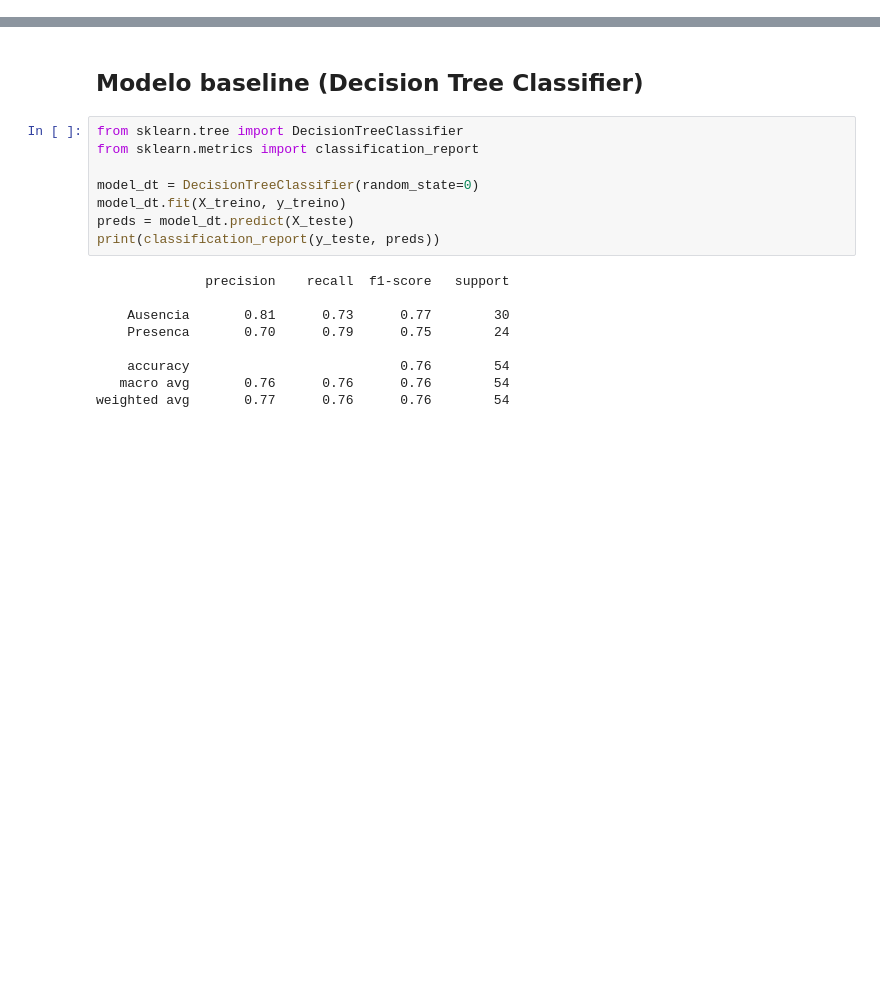
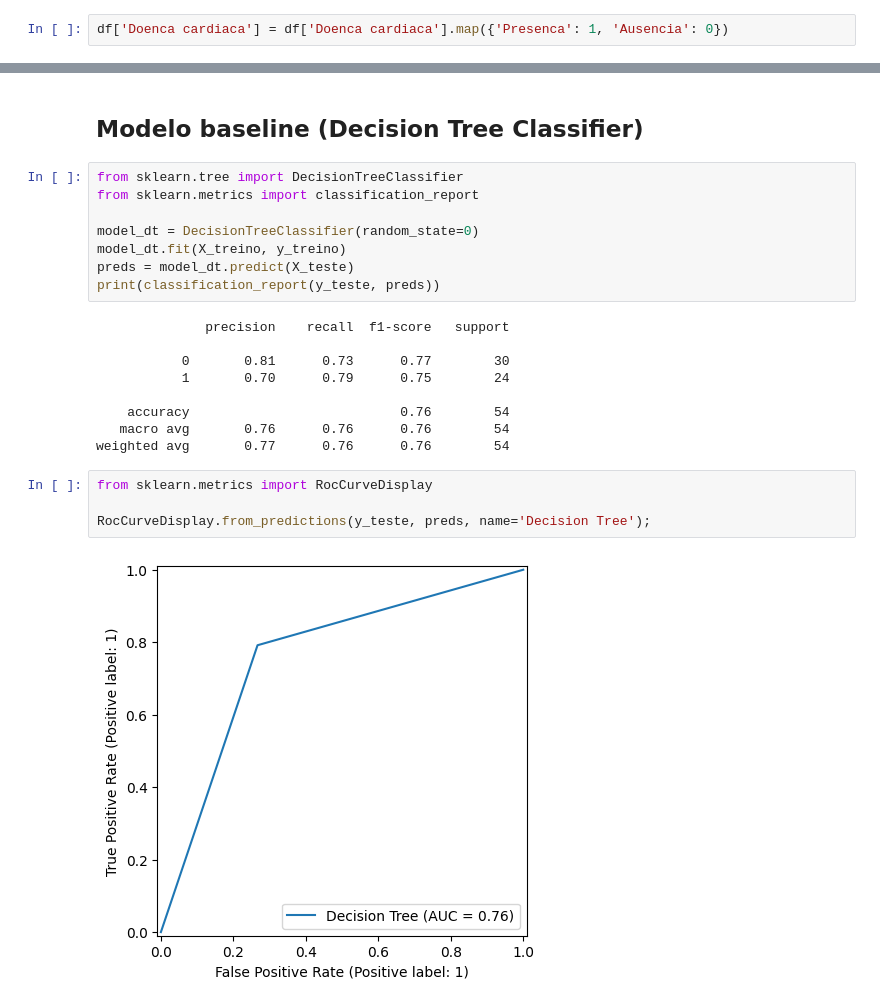
Before and after one commit to ledsouza/machine-learning-xgboost, a Jupyter notebook: classification.ipynb, the cells around one changed output, grey strips where cells are left out. Saved outputs shown, nothing was run; the diff lists cells and outputs as text; blank space fills up the shorter version.

```diff
--- a/classification.ipynb
+++ b/classification.ipynb
@@ -72,6 +72,8 @@ Data columns (total 14 columns):
  13  Doenca cardiaca          270 non-null    object
 dtypes: float64(1), int64(12), object(1)
 memory usage: 29.7+ KB
+# %%
+df['Doenca cardiaca'] = df['Doenca cardiaca'].map({'Presenca': 1, 'Ausencia': 0})
 # %%
 df['Doenca cardiaca'].value_counts(normalize=True)
 # %% [output]
@@ -258,9 +260,15 @@ print(classification_report(y_teste, preds))
 # %% [output]
               precision    recall  f1-score   support
 
-    Ausencia       0.81      0.73      0.77        30
-    Presenca       0.70      0.79      0.75        24
+           0       0.81      0.73      0.77        30
+           1       0.70      0.79      0.75        24
 
     accuracy                           0.76        54
    macro avg       0.76      0.76      0.76        54
 weighted avg       0.77      0.76      0.76        54
+# %%
+from sklearn.metrics import RocCurveDisplay
+
+RocCurveDisplay.from_predictions(y_teste, preds, name='Decision Tree');
+# %% [output]
+[figure, added]
```
Also changed, not shown: parts of 1 cell of this notebook, 2 other files.
